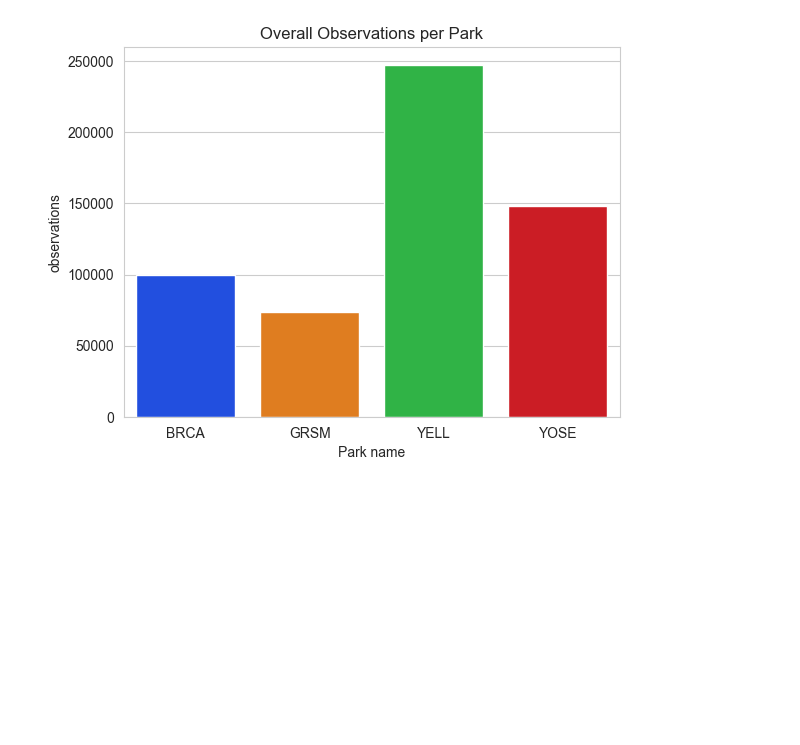
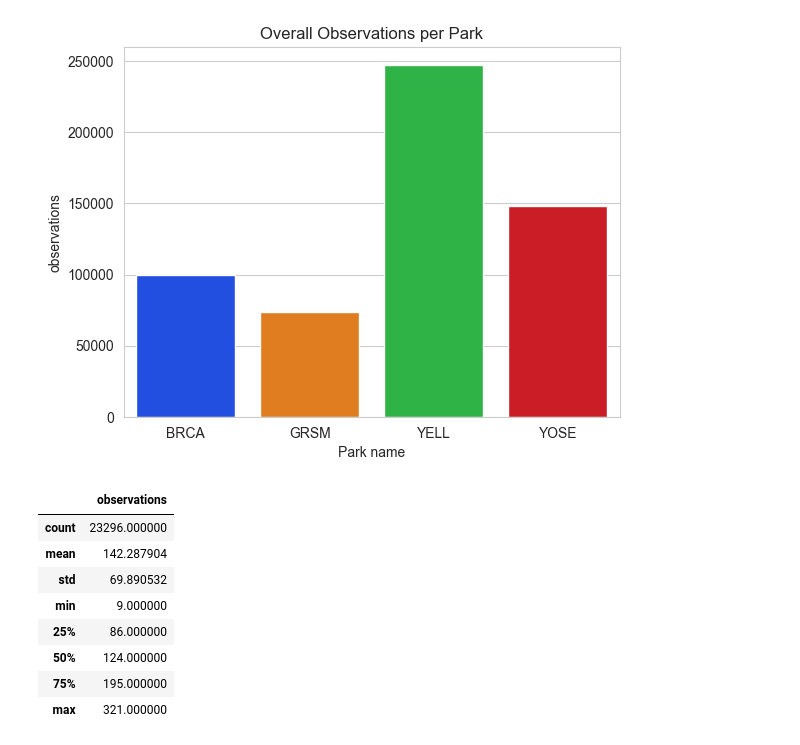
Before and after one commit to Phillus1999/data_science_porfolio_projects, a Jupyter notebook: biodiversity_starter/biodiversity.ipynb, the cells around one changed output. Saved outputs shown, nothing was run; the diff lists cells and outputs as text; code cells hidden in the pictures; blank space fills up the shorter version.

```diff
--- a/biodiversity_starter/biodiversity.ipynb
+++ b/biodiversity_starter/biodiversity.ipynb
@@ -131,3 +131,16 @@ ax.set_xticklabels(labels=['BRCA', 'GRSM', 'YELL', 'YOSE'])
 plt.show()
 # %% [output]
 [figure]
+# %%
+#number of different species per park
+observations_info.describe()
+# %% [output]
+|  | observations |
+| count | 23296.000000 |
+| mean | 142.287904 |
+| std | 69.890532 |
+| min | 9.000000 |
+| 25% | 86.000000 |
+| 50% | 124.000000 |
+| 75% | 195.000000 |
+| max | 321.000000 |
```
Also changed, not shown: 1 other file.
